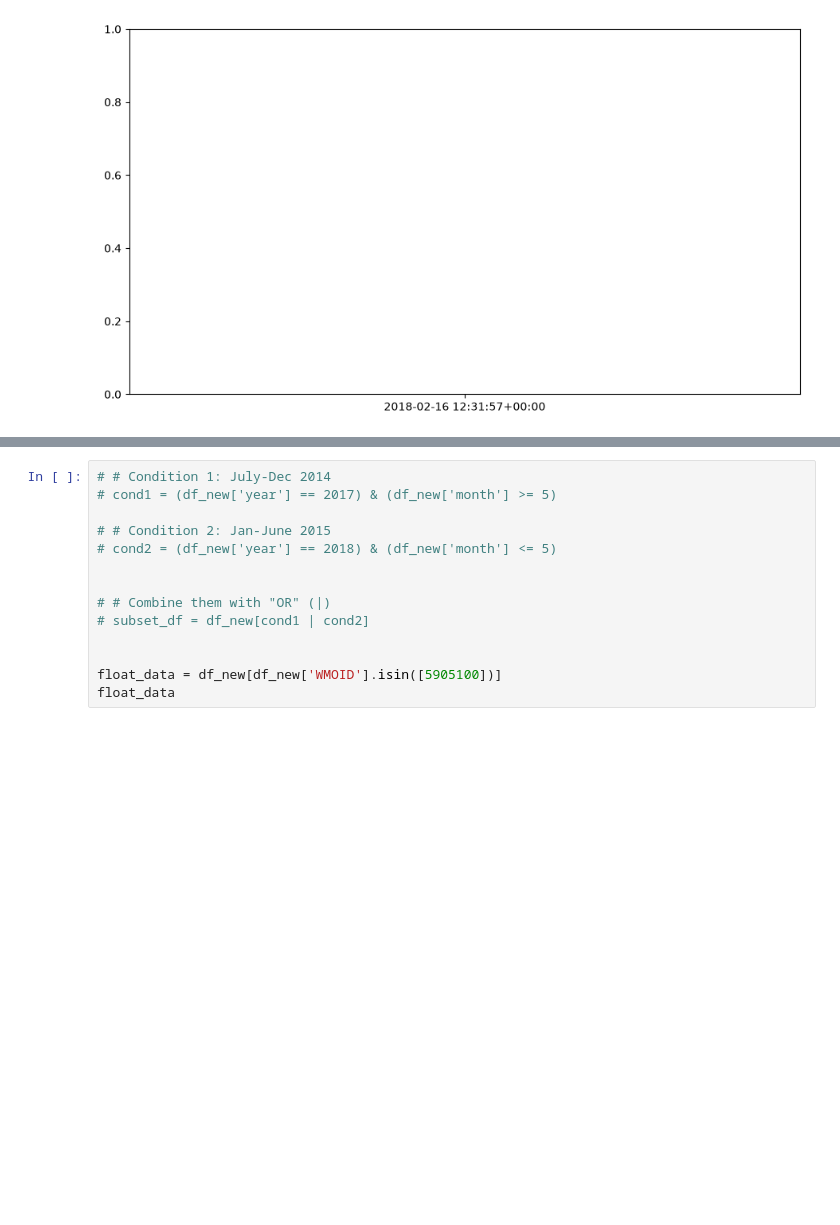
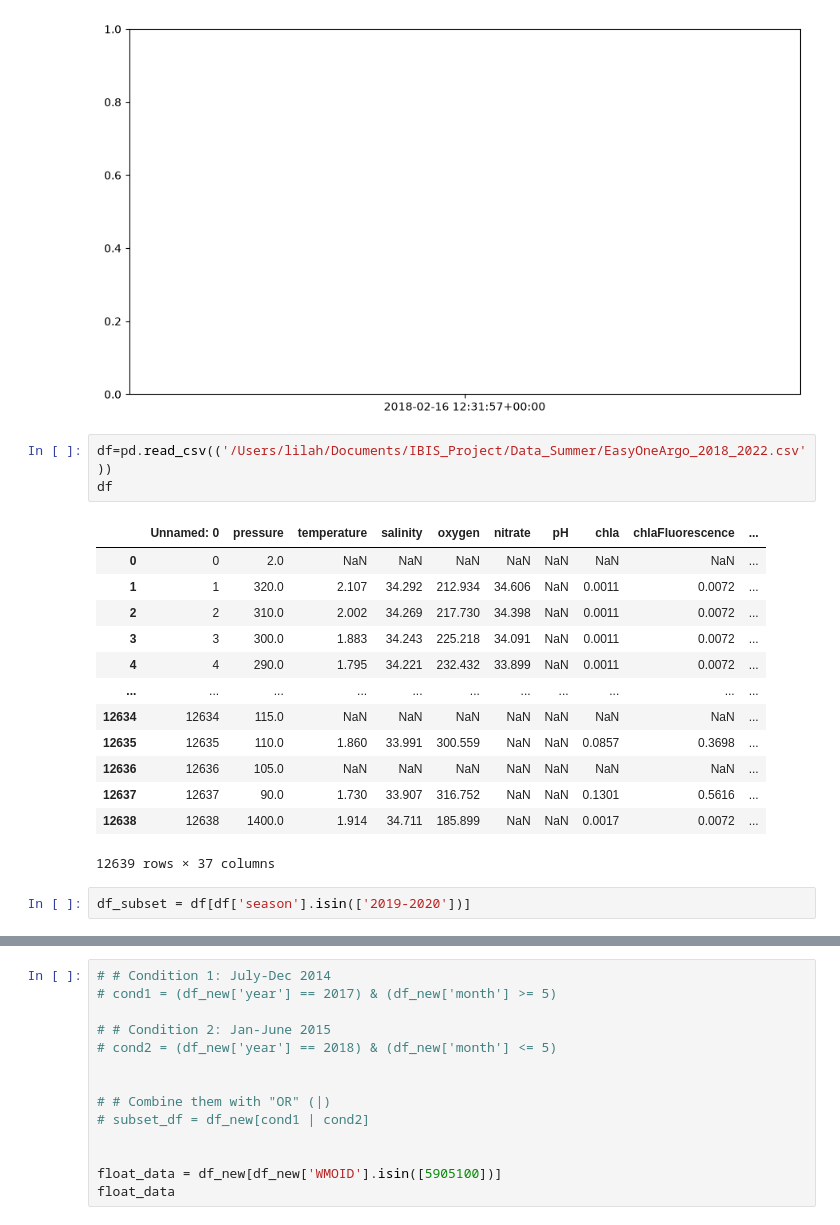
Before and after one commit to Lilah-Asalie/IBIS_Project, a Jupyter notebook: New_Section_Plots.ipynb, the cells around one changed output, grey strips where cells are left out. Saved outputs shown, nothing was run; the diff lists cells and outputs as text; blank space fills up the shorter version.

```diff
--- a/New_Section_Plots.ipynb
+++ b/New_Section_Plots.ipynb
@@ -218,6 +218,25 @@ fig.suptitle('Float 5905102 Section Plots', fontsize = 45, y=0.94)
 # %% [output]
 ValueError: not enough values to unpack (expected 2, got 1)
 [figure]
+# %%
+df=pd.read_csv(('/Users/lilah/Documents/IBIS_Project/Data_Summer/EasyOneArgo_2018_2022.csv'))
+df
+# %% [output]
+|  | Unnamed: 0 | pressure | temperature | salinity | oxygen | nitrate | pH | chla | chlaFluorescence | ... |
+| 0 | 0 | 2.0 | NaN | NaN | NaN | NaN | NaN | NaN | NaN | ... |
+| 1 | 1 | 320.0 | 2.107 | 34.292 | 212.934 | 34.606 | NaN | 0.0011 | 0.0072 | ... |
+| 2 | 2 | 310.0 | 2.002 | 34.269 | 217.730 | 34.398 | NaN | 0.0011 | 0.0072 | ... |
+| 3 | 3 | 300.0 | 1.883 | 34.243 | 225.218 | 34.091 | NaN | 0.0011 | 0.0072 | ... |
+| 4 | 4 | 290.0 | 1.795 | 34.221 | 232.432 | 33.899 | NaN | 0.0011 | 0.0072 | ... |
+| ... | ... | ... | ... | ... | ... | ... | ... | ... | ... | ... |
+| 12634 | 12634 | 115.0 | NaN | NaN | NaN | NaN | NaN | NaN | NaN | ... |
+| 12635 | 12635 | 110.0 | 1.860 | 33.991 | 300.559 | NaN | NaN | 0.0857 | 0.3698 | ... |
+| 12636 | 12636 | 105.0 | NaN | NaN | NaN | NaN | NaN | NaN | NaN | ... |
+| 12637 | 12637 | 90.0 | 1.730 | 33.907 | 316.752 | NaN | NaN | 0.1301 | 0.5616 | ... |
+| 12638 | 12638 | 1400.0 | 1.914 | 34.711 | 185.899 | NaN | NaN | 0.0017 | 0.0072 | ... |
+12639 rows × 37 columns
+# %%
+df_subset = df[df['season'].isin(['2019-2020'])]
 # %%
 from mpl_toolkits.axes_grid1 import make_axes_locatable
 from datetime import datetime, timedelta
```
Also changed, not shown: parts of 2 cells of this notebook, 8 other files.
